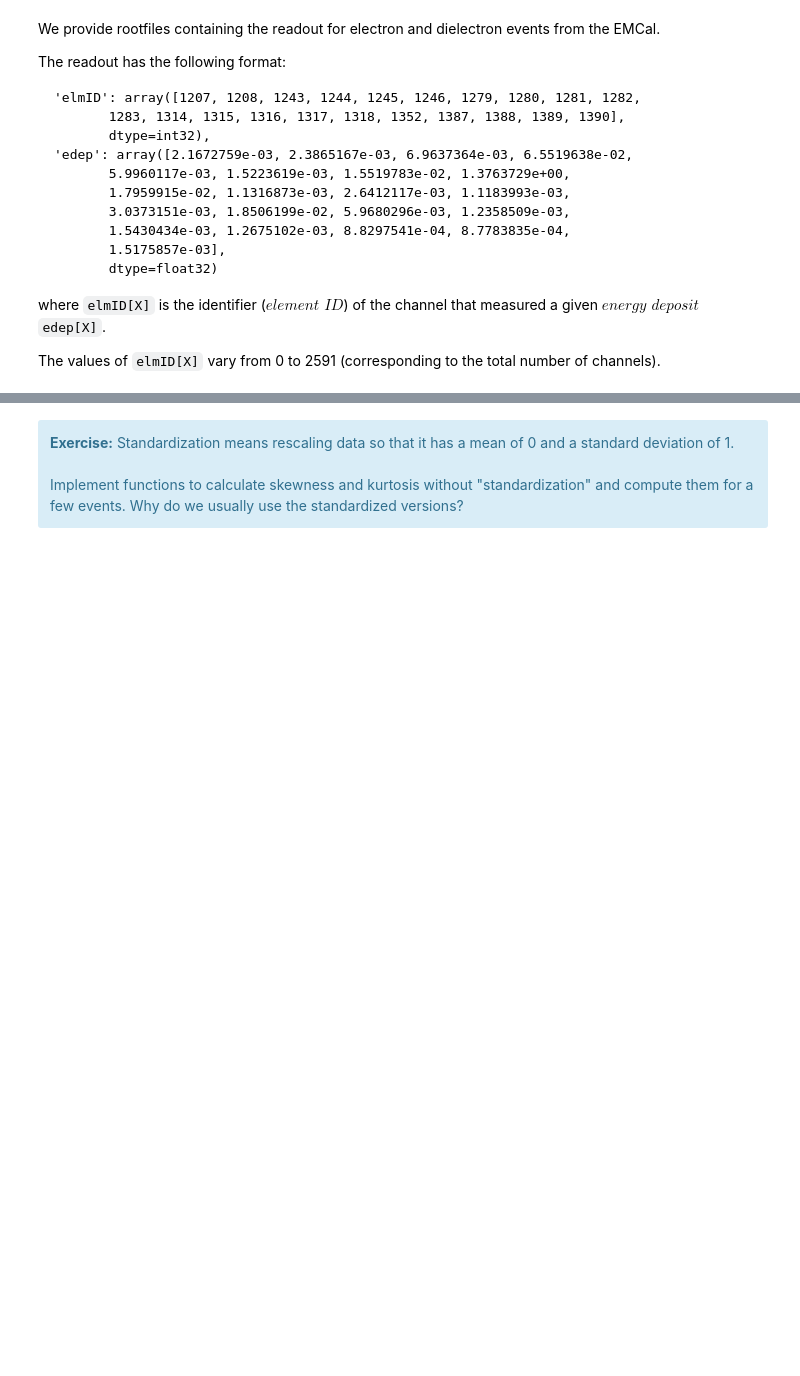
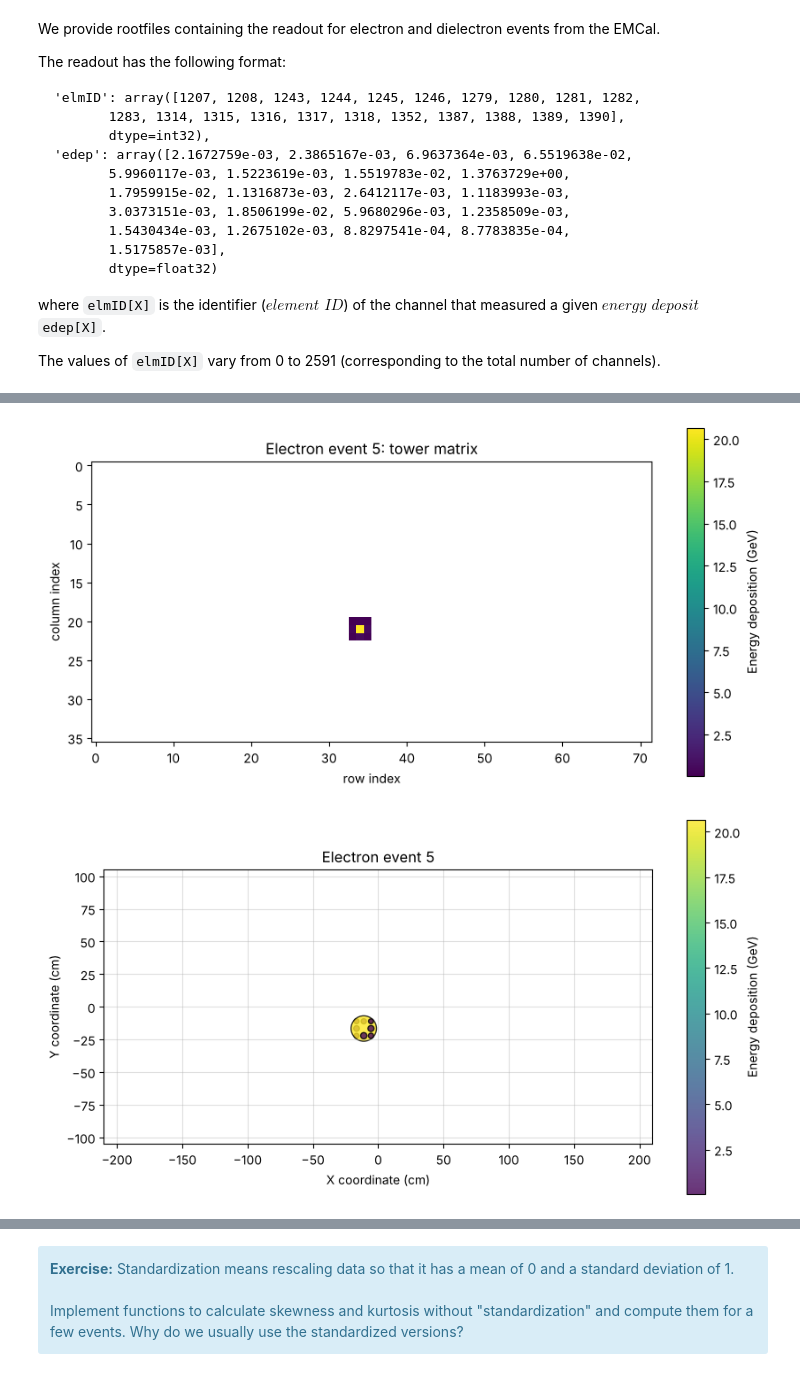
Before and after one commit to dowlingwong/EMCal_exercise, a Jupyter notebook: notebooks/exercise03/Exercise03_Solutions.ipynb, the cells around one changed output, grey strips where cells are left out. Cells and saved outputs as stored; diff of their text form; code cells hidden in the pictures; blank space fills up the shorter version.

```diff
--- a/notebooks/exercise03/Exercise03_Solutions.ipynb
+++ b/notebooks/exercise03/Exercise03_Solutions.ipynb
@@ -601,0 +369,20 @@ Kurtosis: 2.070439400249896,2.01415
+# %%
+def map_channels_energies_to_matrix(channels, energies, n_rows=72, n_columns=36):
+    '''
+    Return a (n_columns, n_rows) matrix with the energy of each tower.
+    This is not meant to map into spatial coordinates, but it is useful to cross-check the results.
+    '''
+    shape = (n_rows, n_columns)
+    matrix = np.zeros(shape, dtype=float)
+    i_rows, i_columns = np.unravel_index(channels, shape)
+    matrix[i_rows, i_columns] = energies
+    return matrix.T
+
+
+def channel_to_spatial_coordinates(channels, n_rows=72, n_columns=36, channel_size=5.535):
+    '''Return an (N, 2) array with the (x, y) centre of each tower in cm.'''
+    shape = (n_rows, n_columns)
+    i_rows, i_columns = np.unravel_index(channels, shape)
+    x = (i_rows - n_rows / 2) * channel_size
+    y = (n_columns / 2 - i_columns) * channel_size
+    return np.column_stack((x, y))
@@ -601,0 +436,14 @@ Kurtosis: 2.070439400249896,2.01415
+# %%
+elmID, edep = ex3.get_hit_data('electron', 5)
+edep = edep / ex3.sfc
+
+# Plot without the conversion into spatial coordinates
+mapped_matrix = map_channels_energies_to_matrix(elmID, edep)
+plot_simple_energy_matrix(mapped_matrix, title='Electron event 5: tower matrix')
+
+# Plot with the conversion into spatial coordinates
+coordinates = channel_to_spatial_coordinates(elmID)
+plot_spatial_energy_matrix(coordinates, edep, title='Electron event 5')
+# %% [output]
+[figure, added]
+[figure, added]
```
Also changed, not shown: parts of 209 cells of this notebook, 23 other files.
